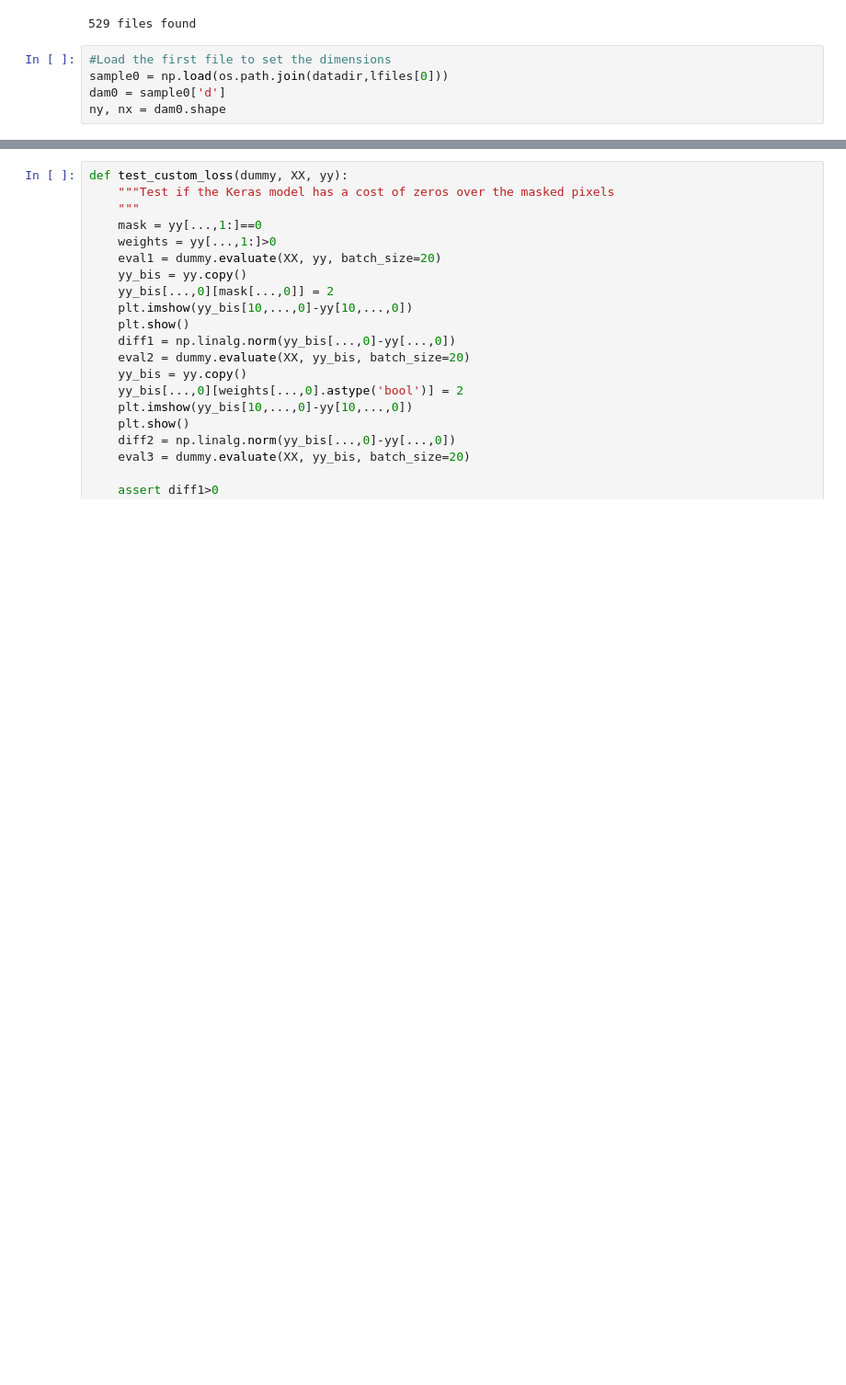
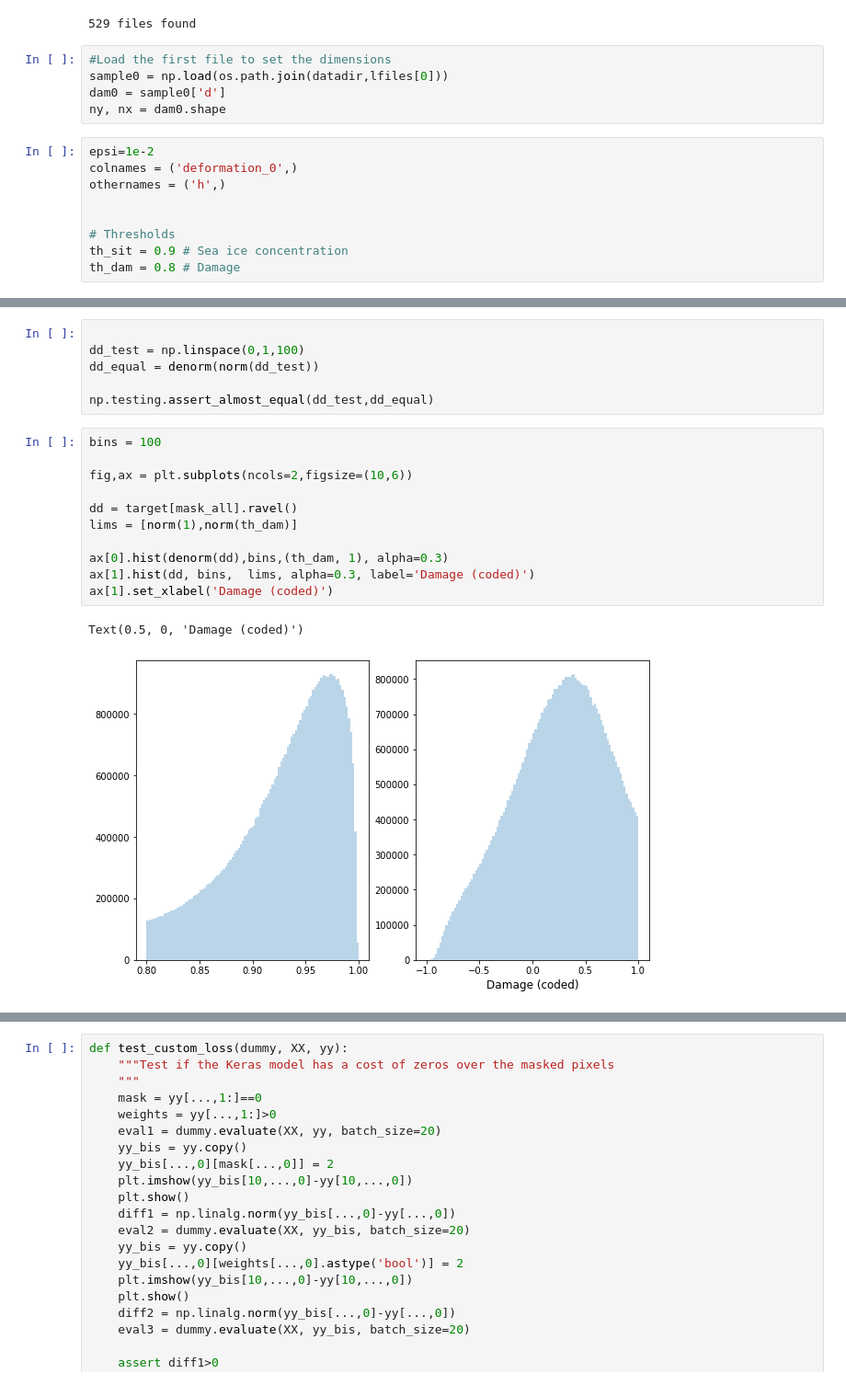
Before and after one commit to nansencenter/SID-NN, a Jupyter notebook: read-data.ipynb, the cells around one changed output, grey strips where cells are left out. Shown at 92% size. Saved outputs shown, nothing was run; the diff lists cells and outputs as text; blank space fills up the shorter version.

```diff
--- a/read-data.ipynb
+++ b/read-data.ipynb
@@ -17,3 +28,12 @@ print(f'{n} files found')
 sample0 = np.load(os.path.join(datadir,lfiles[0]))
 dam0 = sample0['d']
 ny, nx = dam0.shape
+# %%
+epsi=1e-2
+colnames = ('deformation_0',)
+othernames = ('h',)
+
+
+# Thresholds
+th_sit = 0.9 # Sea ice concentration
+th_dam = 0.8 # Damage
@@ -102,0 +131,20 @@ ypredict.shape
+# %%
+
+dd_test = np.linspace(0,1,100)
+dd_equal = denorm(norm(dd_test))
+
+np.testing.assert_almost_equal(dd_test,dd_equal)
+# %%
+bins = 100
+
+fig,ax = plt.subplots(ncols=2,figsize=(10,6))
+
+dd = target[mask_all].ravel()
+lims = [norm(1),norm(th_dam)]
+
+ax[0].hist(denorm(dd),bins,(th_dam, 1), alpha=0.3)
+ax[1].hist(dd, bins,  lims, alpha=0.3, label='Damage (coded)')
+ax[1].set_xlabel('Damage (coded)')
+# %% [output]
+Text(0.5, 0, 'Damage (coded)')
+[figure, added]
```
Also changed, not shown: parts of 31 cells of this notebook, 3 other files.
